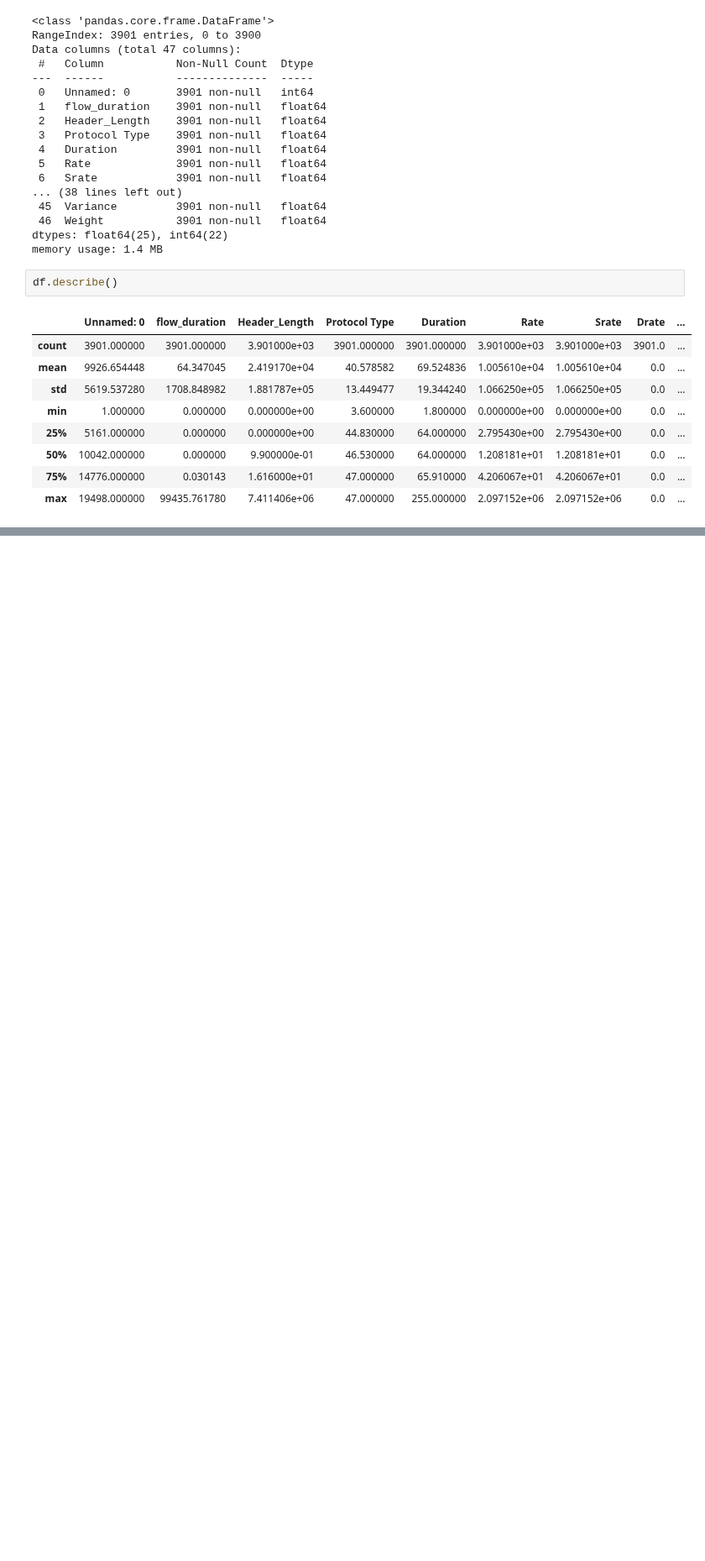
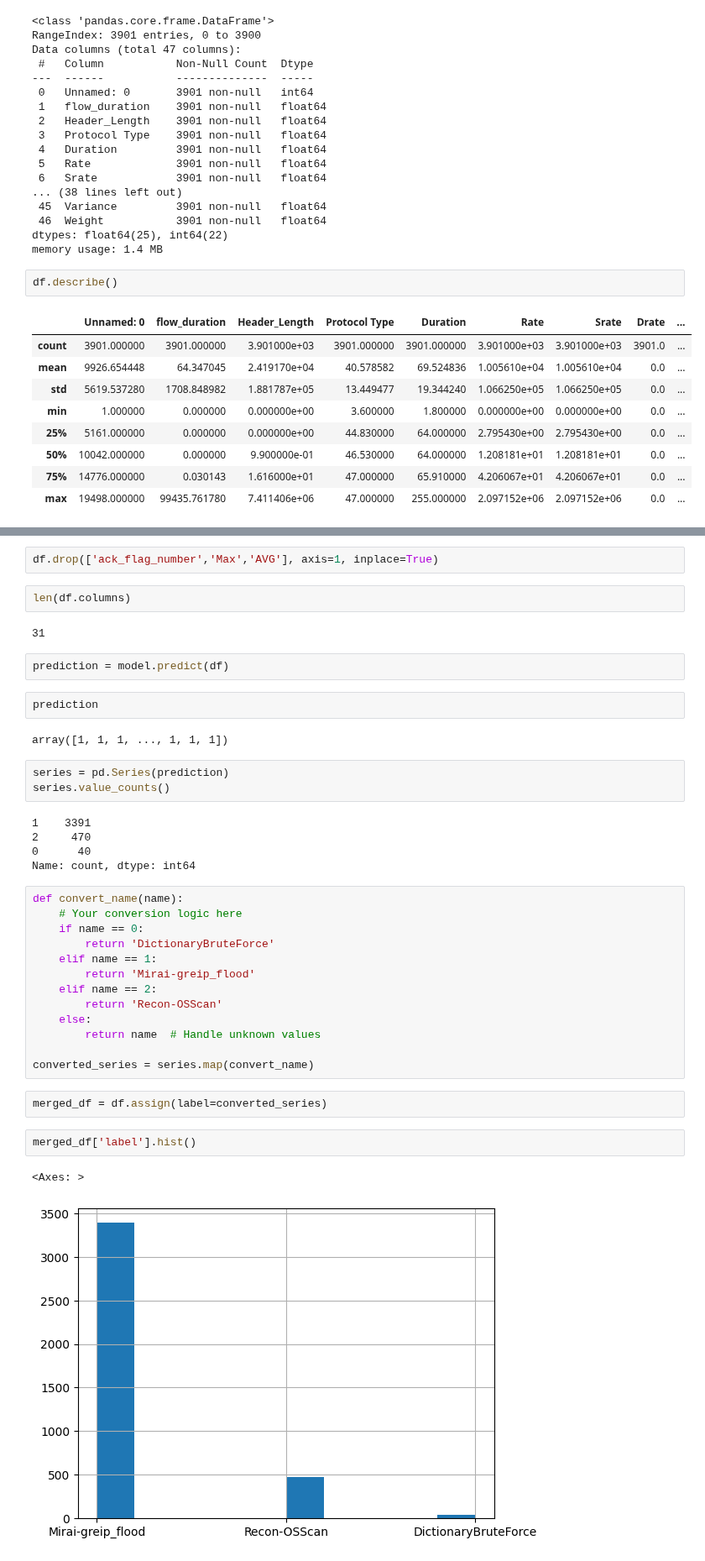
Before and after one commit to Ali-Haider006/Classifier_IoT_Intrusion_Detection, a Jupyter notebook: production.ipynb, the cells around one changed output, grey strips where cells are left out. Shown at 84% size. Cells and saved outputs as stored; diff of their text form; blank space fills up the shorter version.

Commit message:
Using model for prediction on unseen data

```diff
--- a/production.ipynb
+++ b/production.ipynb
@@ -79,0 +101,40 @@ df.describe()
+# %%
+df.drop(['ack_flag_number','Max','AVG'], axis=1, inplace=True)
+# %%
+len(df.columns)
+# %% [output]
+31
+# %%
+prediction = model.predict(df)
+# %%
+prediction
+# %% [output]
+array([1, 1, 1, ..., 1, 1, 1])
+# %%
+series = pd.Series(prediction)
+series.value_counts()
+# %% [output]
+1    3391
+2     470
+0      40
+Name: count, dtype: int64
+# %%
+def convert_name(name):
+    # Your conversion logic here
+    if name == 0:
+        return 'DictionaryBruteForce'
+    elif name == 1:
+        return 'Mirai-greip_flood'
+    elif name == 2:
+        return 'Recon-OSScan'
+    else:
+        return name  # Handle unknown values
+
+converted_series = series.map(convert_name)
+# %%
+merged_df = df.assign(label=converted_series)
+# %%
+merged_df['label'].hist()
+# %% [output]
+<Axes: >
+[figure, added]
```
Also changed, not shown: parts of 3 cells of this notebook.
